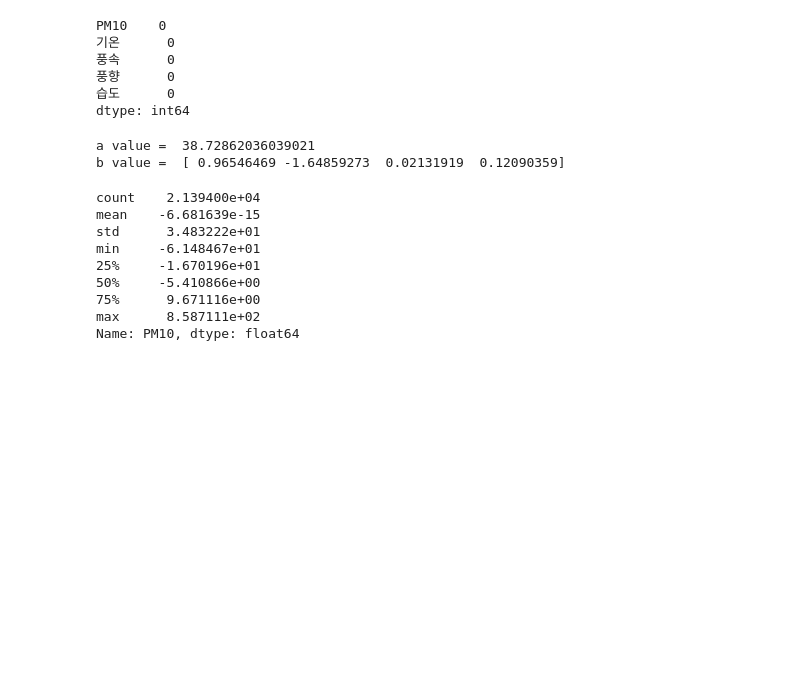
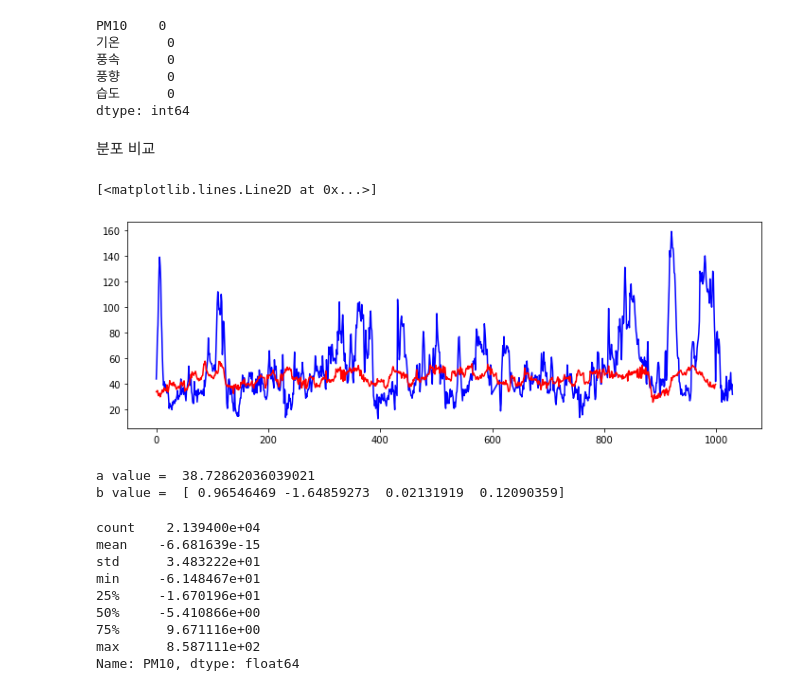
Before and after one commit to ssujii/weather, a Jupyter notebook: weather.ipynb, the cells around one changed output. Saved outputs shown, nothing was run; the diff lists cells and outputs as text; code cells hidden in the pictures; blank space fills up the shorter version.

```diff
--- a/weather.ipynb
+++ b/weather.ipynb
@@ -2,6 +10,11 @@
 import pandas as pd
 import numpy as np
 import folium
+import warnings
+warnings.filterwarnings(action='ignore')
+import matplotlib.pyplot as plt
+
+plt.rc('font', family='NanumBarunGothic')
 # %%
 from google.colab import drive
 drive.mount('/content/gdrive/')
@@ -572,6 +583,18 @@ PM10    0
 풍향      0
 습도      0
 dtype: int64
+# %% [markdown]
+분포 비교
+# %%
+linear_regression_model_prediction = linear_regression.predict(X=pd.DataFrame(X))
+
+fig = plt.figure(figsize=(12,4))
+graph = fig.add_subplot(1,1,1)
+graph.plot(y[:1000],color='blue')
+graph.plot(linear_regression_model_prediction[:1000],color='red')
+# %% [output]
+[<matplotlib.lines.Line2D at 0x...>]
+[figure, added]
 # %%
 prediction = linear_regression.predict(X = pd.DataFrame(X))
 print('a value = ', linear_regression.intercept_)
```
Also changed, not shown: parts of 28 cells of this notebook.
